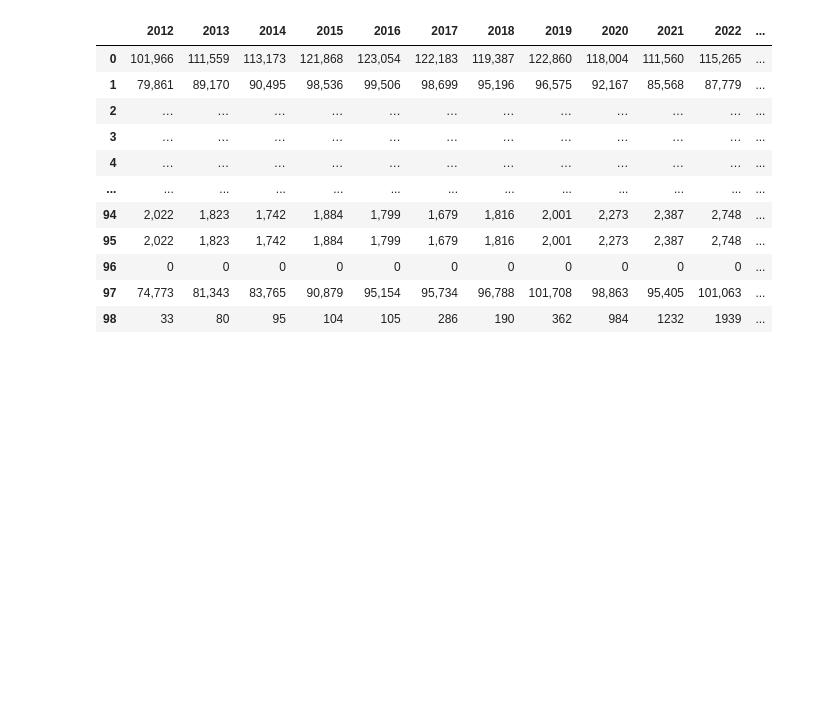
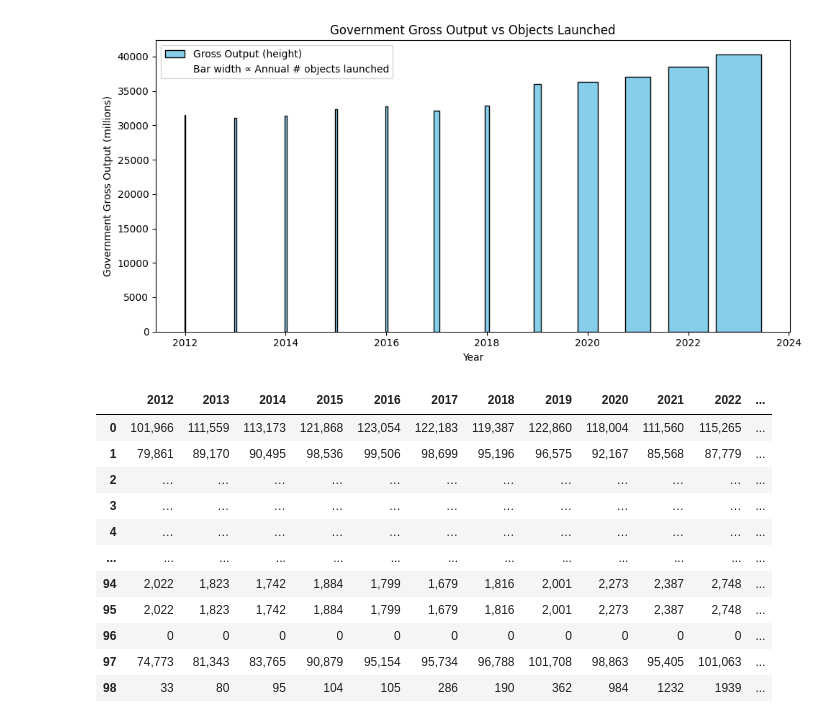
Before and after one commit to amishmish/cdc2025, a Jupyter notebook: Plot_Perry.ipynb, the cells around one changed output. Drawn from its saved outputs; the diff is of its cells as text; code cells hidden in the pictures; blank space fills up the shorter version.

```diff
--- a/Plot_Perry.ipynb
+++ b/Plot_Perry.ipynb
@@ -87,3 +114,36 @@ plt.show()
+# %%
+fig, ax = plt.subplots(figsize= (10,5))
+
+
+import matplotlib.patches as mpatches   # <-- import for legend patch
+
+
+
+bars = ax.bar(
+    x=private["Year"],
+    height=gov["Real Gross Output by Industry (millions)"],
+    width=private["Annual number of objects launched into outer space"] / 2500,
+    label="Gross Output (height)",
+    color="skyblue",
+    edgecolor="black"
+)
+
+# Create a separate legend handle describing the width scaling
+width_patch = mpatches.Patch(
+    color="none", label="Bar width ∝ Annual # objects launched"
+)
+
+ax.set_xlabel("Year")
+ax.set_ylabel("Government Gross Output (millions)")
+ax.set_title("Government Gross Output vs Objects Launched")
+
+# Add both legend entries
+ax.legend(handles=[bars, width_patch])
+
+plt.tight_layout()
+plt.show()
+# %% [output]
+[figure, added]
 # %%
 df_finished_rvbi.drop(columns=[df_finished_rvbi.columns[0]])
 # %% [output]
```
Also changed, not shown: parts of 7 cells of this notebook.
